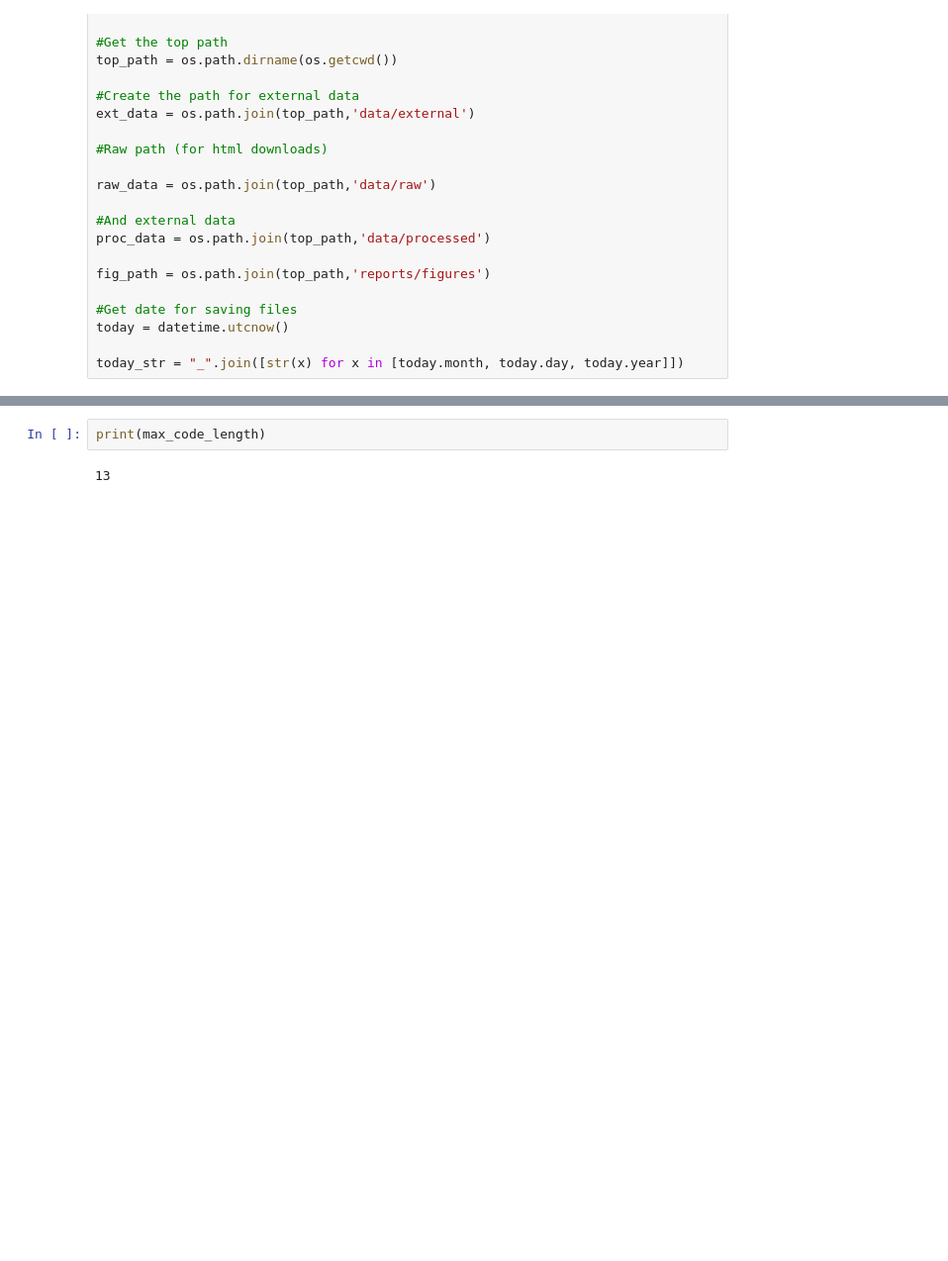
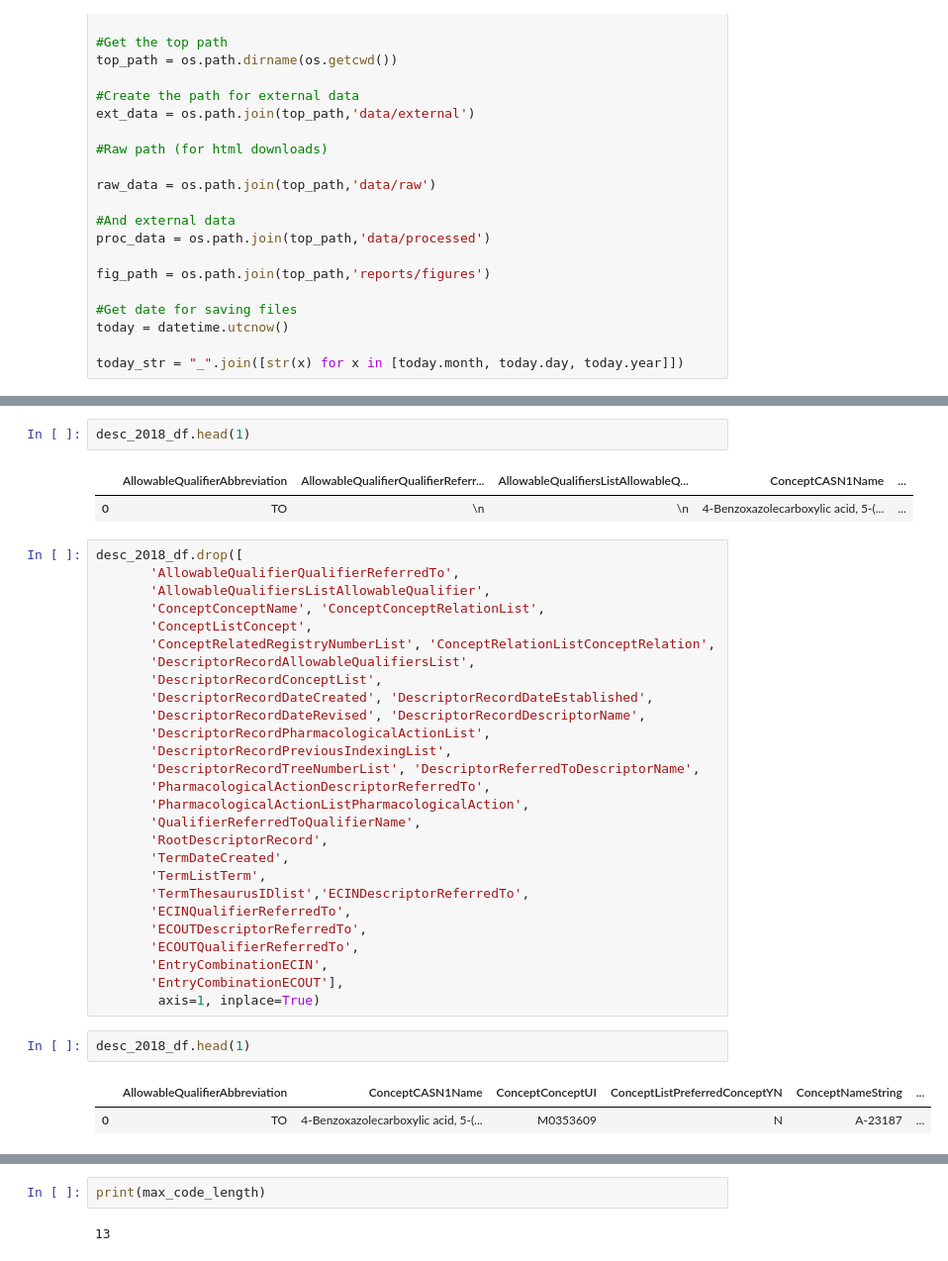
Before and after one commit to georgerichardson/rwjf, a Jupyter notebook: notebooks/04_gr_mesh_processing.ipynb, the cells around one changed output, grey strips where cells are left out. Shown: that part at 99% size. Cells and saved outputs as stored; diff of their text form; blank space fills up the shorter version.

```diff
--- a/notebooks/04_gr_mesh_processing.ipynb
+++ b/notebooks/04_gr_mesh_processing.ipynb
@@ -76,0 +109,37 @@ desc_2018_df.head()
+# %%
+desc_2018_df.head(1)
+# %% [output]
+|  | AllowableQualifierAbbreviation | AllowableQualifierQualifierReferr... | AllowableQualifiersListAllowableQ... | ConceptCASN1Name | ... |
+| 0 | TO | \n | \n | 4-Benzoxazolecarboxylic acid, 5-(... | ... |
+# %%
+desc_2018_df.drop([
+       'AllowableQualifierQualifierReferredTo',
+       'AllowableQualifiersListAllowableQualifier',
+       'ConceptConceptName', 'ConceptConceptRelationList',
+       'ConceptListConcept',
+       'ConceptRelatedRegistryNumberList', 'ConceptRelationListConceptRelation',
+       'DescriptorRecordAllowableQualifiersList',
+       'DescriptorRecordConceptList',
+       'DescriptorRecordDateCreated', 'DescriptorRecordDateEstablished',
+       'DescriptorRecordDateRevised', 'DescriptorRecordDescriptorName',
+       'DescriptorRecordPharmacologicalActionList',
+       'DescriptorRecordPreviousIndexingList',
+       'DescriptorRecordTreeNumberList', 'DescriptorReferredToDescriptorName',
+       'PharmacologicalActionDescriptorReferredTo',
+       'PharmacologicalActionListPharmacologicalAction',
+       'QualifierReferredToQualifierName',
+       'RootDescriptorRecord',
+       'TermDateCreated',
+       'TermListTerm',
+       'TermThesaurusIDlist','ECINDescriptorReferredTo',
+       'ECINQualifierReferredTo',
+       'ECOUTDescriptorReferredTo',
+       'ECOUTQualifierReferredTo',
+       'EntryCombinationECIN',
+       'EntryCombinationECOUT'],
+        axis=1, inplace=True)
+# %%
+desc_2018_df.head(1)
+# %% [output]
+|  | AllowableQualifierAbbreviation | ConceptCASN1Name | ConceptConceptUI | ConceptListPreferredConceptYN | ConceptNameString | ... |
+| 0 | TO | 4-Benzoxazolecarboxylic acid, 5-(... | M0353609 | N | A-23187 | ... |
```
Also changed, not shown: parts of 42 cells of this notebook, 1 other file.
